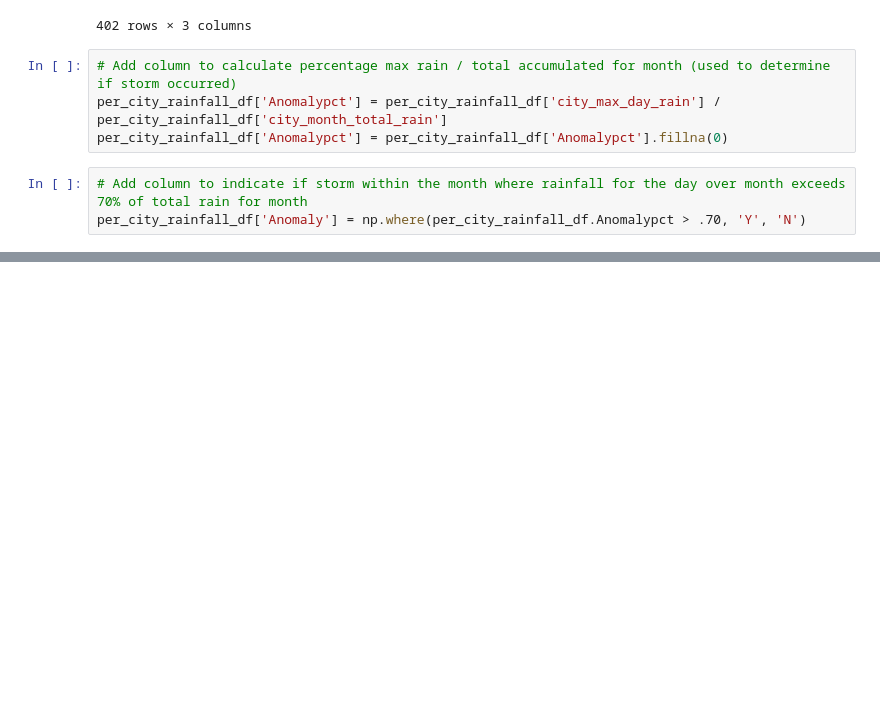
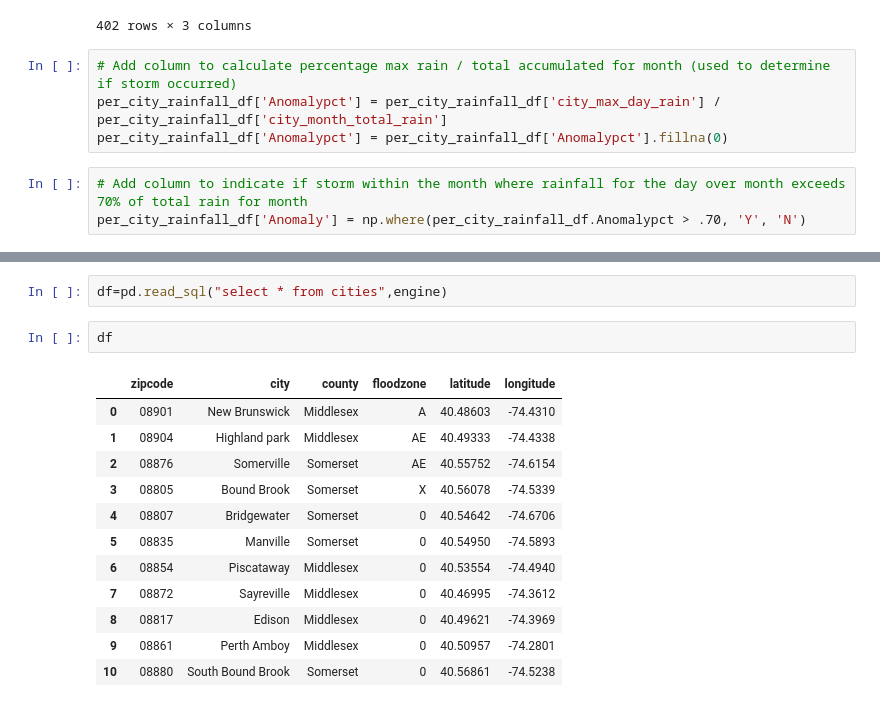
Before and after one commit to c-ramos/NJ_Flood_Risk_Capstone, a Jupyter notebook: ConvertRain.ipynb, the cells around one changed output, grey strips where cells are left out. Cells and saved outputs as stored; diff of their text form; blank space fills up the shorter version.

```diff
--- a/ConvertRain.ipynb
+++ b/ConvertRain.ipynb
@@ -87,0 +149,17 @@ per_city_rainfall_df.to_csv("Resources/per_city_rainfall.csv")
+# %%
+df=pd.read_sql("select * from cities",engine)
+# %%
+df
+# %% [output]
+|  | zipcode | city | county | floodzone | latitude | longitude |
+| 0 | 08901 | New Brunswick | Middlesex | A | 40.48603 | -74.4310 |
+| 1 | 08904 | Highland park | Middlesex | AE | 40.49333 | -74.4338 |
+| 2 | 08876 | Somerville | Somerset | AE | 40.55752 | -74.6154 |
+| 3 | 08805 | Bound Brook | Somerset | X | 40.56078 | -74.5339 |
+| 4 | 08807 | Bridgewater | Somerset | 0 | 40.54642 | -74.6706 |
+| 5 | 08835 | Manville | Somerset | 0 | 40.54950 | -74.5893 |
+| 6 | 08854 | Piscataway | Middlesex | 0 | 40.53554 | -74.4940 |
+| 7 | 08872 | Sayreville | Middlesex | 0 | 40.46995 | -74.3612 |
+| 8 | 08817 | Edison | Middlesex | 0 | 40.49621 | -74.3969 |
+| 9 | 08861 | Perth Amboy | Middlesex | 0 | 40.50957 | -74.2801 |
+| 10 | 08880 | South Bound Brook | Somerset | 0 | 40.56861 | -74.5238 |
```
Also changed, not shown: parts of 17 cells of this notebook, 18 other files.
